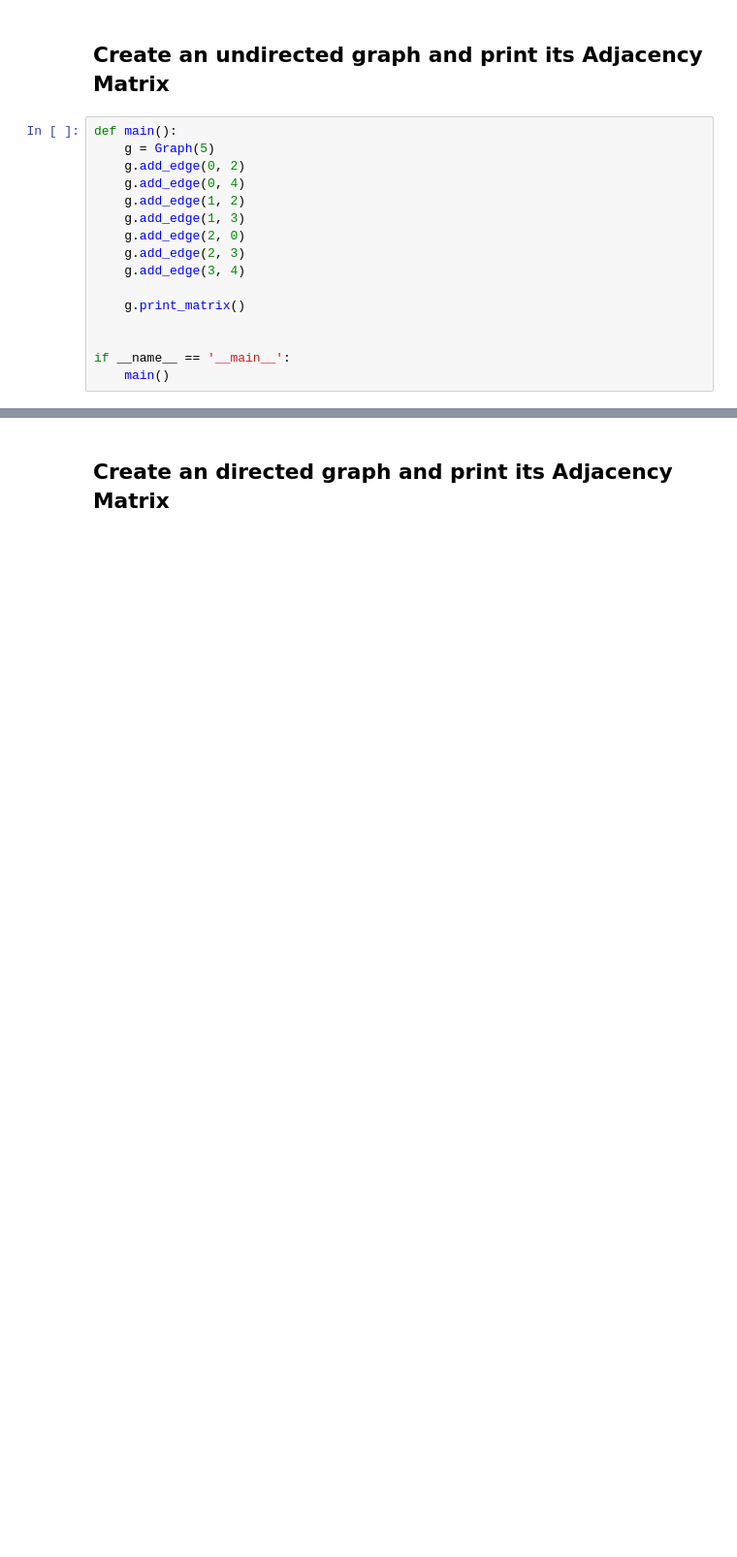
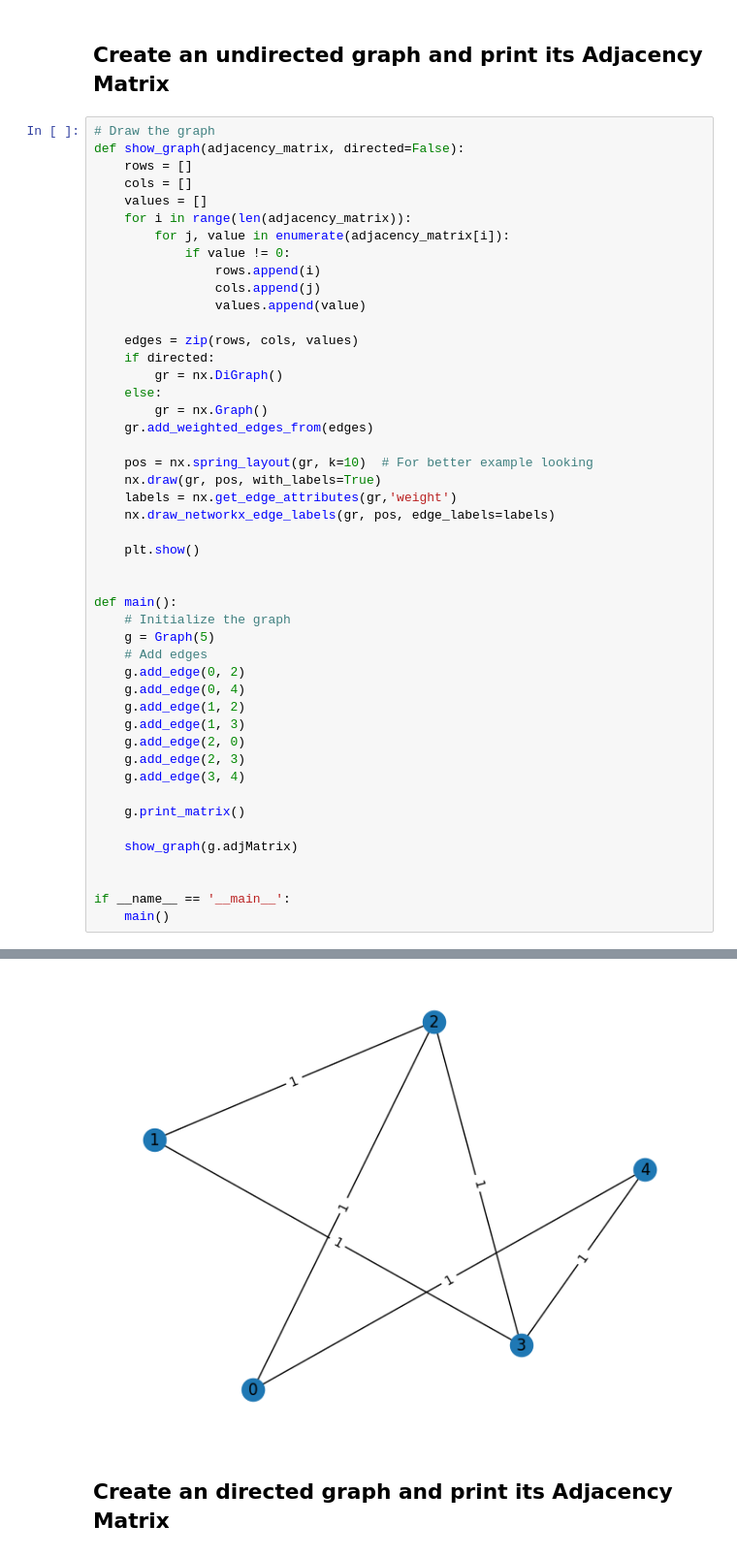
Before and after one commit to NSLab-CUK/Graph-Mining-Spring-2023, a Jupyter notebook: W2/Practice_2.ipynb, the cells around one changed output, grey strips where cells are left out. Shown: that part at 97% size. Drawn from its saved outputs; the diff is of its cells as text; blank space fills up the shorter version.

```diff
--- a/W2/Practice_2.ipynb
+++ b/W2/Practice_2.ipynb
@@ -37,27 +61,59 @@ class Graph(object):
 # %% [markdown]
 ## Create an undirected graph and print its Adjacency Matrix
 # %%
+# Draw the graph
+def show_graph(adjacency_matrix, directed=False):
+    rows = []
+    cols = []
+    values = []
+    for i in range(len(adjacency_matrix)):
+        for j, value in enumerate(adjacency_matrix[i]):
+            if value != 0:
+                rows.append(i)
+                cols.append(j)
+                values.append(value)
+
+    edges = zip(rows, cols, values)
+    if directed:
+        gr = nx.DiGraph()
+    else:
+        gr = nx.Graph()
+    gr.add_weighted_edges_from(edges)
+
+    pos = nx.spring_layout(gr, k=10)  # For better example looking
+    nx.draw(gr, pos, with_labels=True)
+    labels = nx.get_edge_attributes(gr,'weight')
+    nx.draw_networkx_edge_labels(gr, pos, edge_labels=labels)
+
+    plt.show()
+
+
 def main():
+    # Initialize the graph
     g = Graph(5)
+    # Add edges
     g.add_edge(0, 2)
     g.add_edge(0, 4)
     g.add_edge(1, 2)
     g.add_edge(1, 3)
     g.add_edge(2, 0)
     g.add_edge(2, 3)
     g.add_edge(3, 4)
 
     g.print_matrix()
 
+    show_graph(g.adjMatrix)
+
 
 if __name__ == '__main__':
     main()
 # %% [output]
 0       0       1       0       1
 0       0       1       1       0
 1       1       0       1       0
 0       1       1       0       1
 1       0       0       1       0
+[figure, added]
 # %% [markdown]
 ## Create an directed graph and print its Adjacency Matrix
 # %%
```
Also changed, not shown: parts of 17 cells of this notebook.
